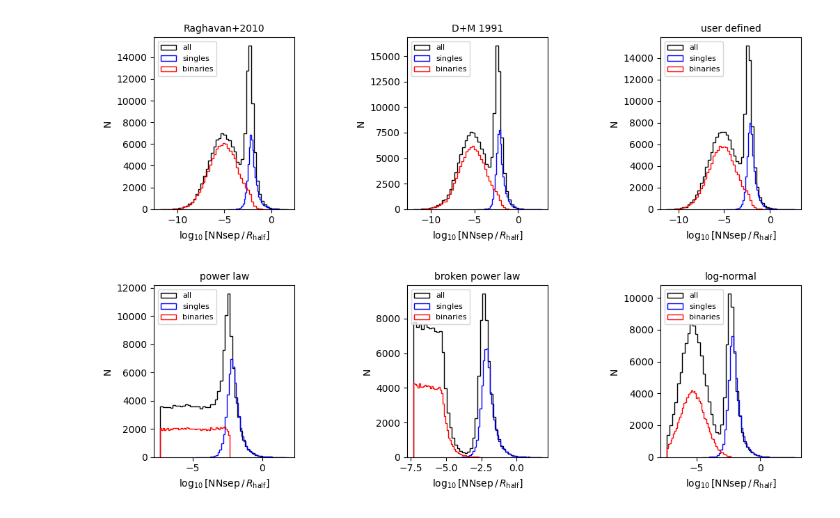
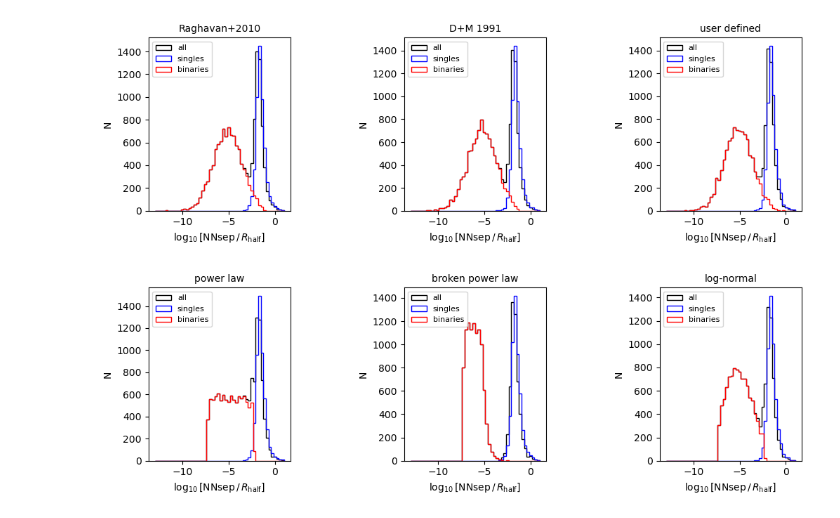
Before and after one commit to mgwalkergit/xymass, a Jupyter notebook: examples/sample_r2d_with_binaries.ipynb, the cells around one changed output. Drawn from its saved outputs; the diff is of its cells as text; code cells hidden in the pictures.

```diff
--- a/examples/sample_r2d_with_binaries.ipynb
+++ b/examples/sample_r2d_with_binaries.ipynb
@@ -6,7 +6,7 @@ import astropy.units as u
 %matplotlib inline
 import matplotlib.pyplot as plt
 # %%
-n_object=100000 #sample size
+n_object=10000 #sample size
 f_binary=0.5 #binary fraction
 # %%
 #draw sample of psoitions from specified density profile.
@@ -74,13 +74,17 @@ for sample in [r2d_with_binaries_raghavan,r2d_with_binaries_dm91,r2d_with_binari
     tree=scipy.spatial.KDTree(xy.to(r2d.rhalf_2d.unit).value)
     tree_singles=scipy.spatial.KDTree(xy_singles.to(r2d.rhalf_2d.unit).value)
     tree_binaries=scipy.spatial.KDTree(xy_binaries.to(r2d.rhalf_2d.unit).value)
+
     nn=tree.query(xy.value,k=2)[0].T[1]#gives array of NN distance for each item in sample
     nn_singles=tree_singles.query(xy_singles.value,k=2)[0].T[1]
     nn_binaries=tree_binaries.query(xy_binaries.value,k=2)[0].T[1]
 
-    ax[i].hist(np.log10(nn/r2d.rhalf_2d.value),bins=50,histtype='step',density=False,color='k',label='all')
-    ax[i].hist(np.log10(nn_singles/r2d.rhalf_2d.value),bins=50,histtype='step',density=False,color='b',label='singles')
-    ax[i].hist(np.log10(nn_binaries/r2d.rhalf_2d.value),bins=50,histtype='step',density=False,color='r',label='binaries')
+    nn_0=tree_singles.query(xy_binaries.value,k=2)[0].T[1]
+    nn_1=tree_binaries.query(xy_singles.value,k=2)[0].T[1]
+
+    ax[i].hist(np.log10(nn/r2d.rhalf_2d.value),bins=50,histtype='step',density=False,color='k',label='all',range=[-13,1])
+    ax[i].hist(np.log10(nn_singles/r2d.rhalf_2d.value),bins=50,histtype='step',density=False,color='b',label='singles',range=[-13,1])
+    ax[i].hist(np.log10(nn_binaries/r2d.rhalf_2d.value),bins=50,histtype='step',density=False,color='r',label='binaries',range=[-13,1])
     ax[i].set_xlabel(r'$\log_{10}[\mathrm{NN sep}\,/\,R_{\rm half}]$',fontsize=10)
     ax[i].set_title(title[i],fontsize=10)
     ax[i].set_ylabel('N')
@@ -90,7 +94,7 @@ for sample in [r2d_with_binaries_raghavan,r2d_with_binaries_dm91,r2d_with_binari
 
 plt.show()
 # %% [output]
-[figure, old version]
+[figure, new version]
 # %%
 #Instead, add binary companions with separation functions specified by analytic model instead of orbit calculation
 
@@ -119,7 +123,7 @@ r2d_with_binaries_bpl=xymass.add_binaries_func(r2d.r_xyz,\
                                                alpha2=bpl_alpha2,projected=True) #project=True if separation function is 2D, False if 3D
 # %%
 lognormal_loc=np.log10((100.*u.AU).to(s_min.unit)/s_min.unit) #lognormal, mean (linear) separation
-lognormal_scale=np.log10((10.*u.AU).to(s_min.unit)/s_min.unit) #lognormal, standard deviation of (linear) separation
+lognormal_scale=np.log10((50.*u.AU).to(s_min.unit)/s_min.unit) #lognormal, standard deviation of (linear) separation
 
 #add binary companions according to 3D separation function that is lognormal
 r2d_with_binaries_lognormal=xymass.add_binaries_func(r2d.r_xyz,\
@@ -135,35 +139,37 @@ ax1=fig.add_subplot(231)
 ax2=fig.add_subplot(232)
 ax3=fig.add_subplot(233)
 #ax4=fig.add_subplot(224)
 fig.subplots_adjust(wspace=0.8,hspace=0.5)
 
 ax=[ax1,ax2,ax3]
 title=['power law','broken power law','log-normal']
 
 i=0
 for sample in [r2d_with_binaries_pl,r2d_with_binaries_bpl,r2d_with_binaries_lognormal]:
     xy=np.c_[sample.r_xyz.T[0],sample.r_xyz.T[1]]
     xy_singles=np.c_[sample.r_xyz.T[0],sample.r_xyz.T[1]][sample.item==0]
     xy_binaries=np.c_[sample.r_xyz.T[0],sample.r_xyz.T[1]][sample.item>0]
 
     tree=scipy.spatial.KDTree(xy.to(r2d.rhalf_2d.unit).value)
     tree_singles=scipy.spatial.KDTree(xy_singles.to(r2d.rhalf_2d.unit).value)
     tree_binaries=scipy.spatial.KDTree(xy_binaries.to(r2d.rhalf_2d.unit).value)
+
     nn=tree.query(xy.value,k=2)[0].T[1]#gives array of NN distance for each item in sample
     nn_singles=tree_singles.query(xy_singles.value,k=2)[0].T[1]
     nn_binaries=tree_binaries.query(xy_binaries.value,k=2)[0].T[1]
+    nn_0=tree_singles.query(xy_binaries.value,k=2)[0].T[1]
+    nn_1=tree_binaries.query(xy_singles.value,k=2)[0].T[1]
 
-    ax[i].hist(np.log10(nn/r2d.rhalf_2d.value),bins=50,histtype='step',density=False,color='k',label='all')
-    ax[i].hist(np.log10(nn_singles/r2d.rhalf_2d.value),bins=50,histtype='step',density=False,color='b',label='singles')
-    ax[i].hist(np.log10(nn_binaries/r2d.rhalf_2d.value),bins=50,histtype='step',density=False,color='r',label='binaries')
+    ax[i].hist(np.log10(nn/r2d.rhalf_2d.value),bins=50,histtype='step',density=False,color='k',label='all',range=[-13,1])
+    ax[i].hist(np.log10(nn_singles/r2d.rhalf_2d.value),bins=50,histtype='step',density=False,color='b',label='singles',range=[-13,1])
+    ax[i].hist(np.log10(nn_binaries/r2d.rhalf_2d.value),bins=50,histtype='step',density=False,color='r',label='binaries',range=[-13,1])
     ax[i].set_xlabel(r'$\log_{10}[\mathrm{NN sep}\,/\,R_{\rm half}]$',fontsize=10)
     ax[i].set_title(title[i],fontsize=10)
     ax[i].set_ylabel('N')
     ax[i].legend(loc=2,fontsize=8)
 
     i+=1
 
-
 plt.show()
 # %% [output]
-[figure, old version]
+[figure, new version]
```
Also changed, not shown: parts of 7 cells of this notebook, 6 other files.
